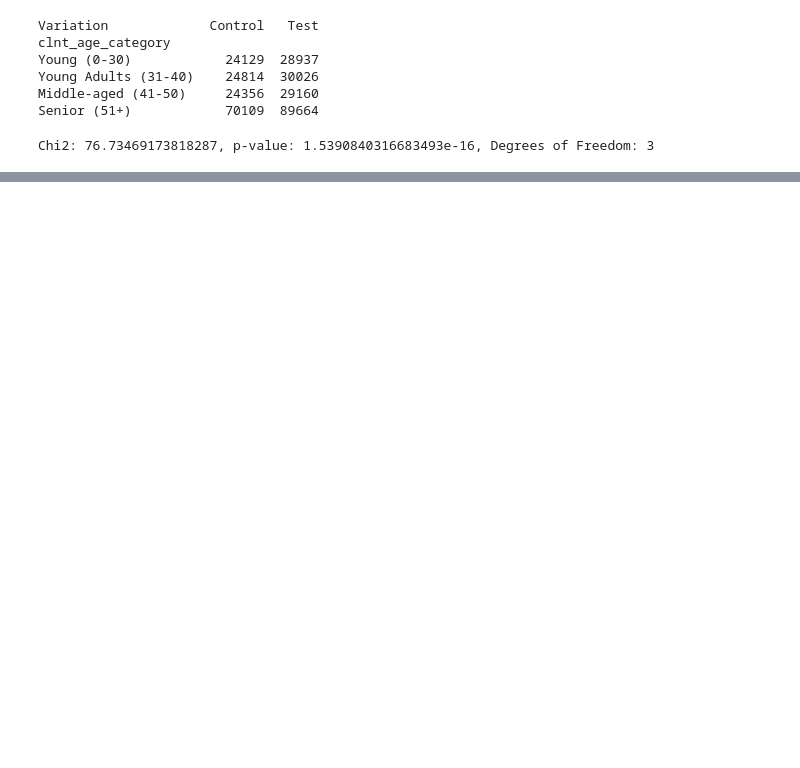
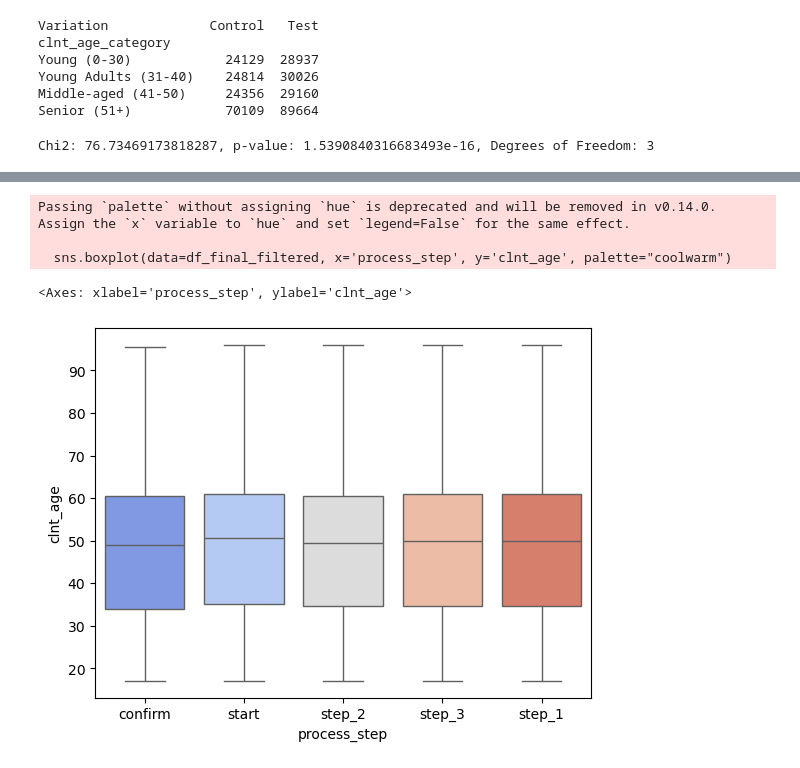
Before and after one commit to beatranche/Project-2, a Jupyter notebook: main.ipynb, the cells around one changed output, grey strips where cells are left out. Drawn from its saved outputs; the diff is of its cells as text; code cells hidden in the pictures; blank space fills up the shorter version.

```diff
--- a/main.ipynb
+++ b/main.ipynb
@@ -456,0 +478,9 @@ association
+# %%
+# Plotting a box plot to visualize the spread and outliers of 'age' for each 'process_step' category, using the "coolwarm" color palette
+sns.boxplot(data=df_final_filtered, x='process_step', y='clnt_age', palette="coolwarm")
+# %% [output]
+Passing `palette` without assigning `hue` is deprecated and will be removed in v0.14.0. Assign the `x` variable to `hue` and set `legend=False` for the same effect.
+
+  sns.boxplot(data=df_final_filtered, x='process_step', y='clnt_age', palette="coolwarm")
+<Axes: xlabel='process_step', ylabel='clnt_age'>
+[figure, added]
```
Also changed, not shown: parts of 46 cells of this notebook.
